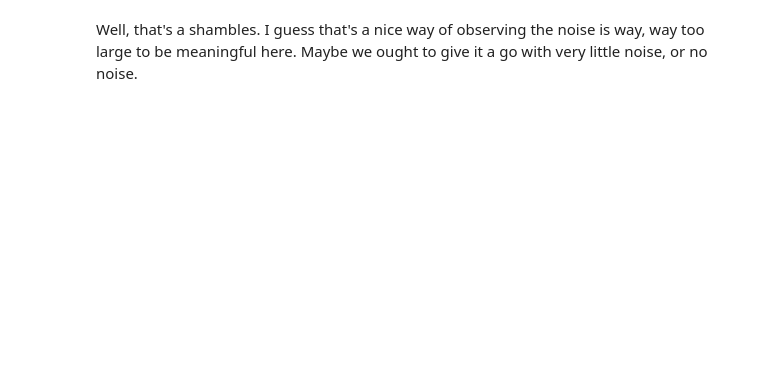
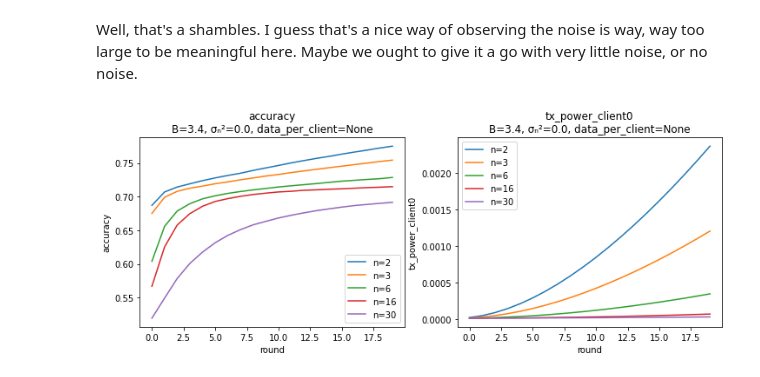
Before and after one commit to czlee/kyanite, a Jupyter notebook: ota-basic.ipynb, the cells around one changed output. Saved outputs shown, nothing was run; the diff lists cells and outputs as text; code cells hidden in the pictures; blank space fills up the shorter version.

```diff
--- a/ota-basic.ipynb
+++ b/ota-basic.ipynb
@@ -416,2 +443,6 @@ for ax in axs:
 # %% [markdown]
 Well, that's a shambles. I guess that's a nice way of observing the noise is way, way too large to be meaningful here. Maybe we ought to give it a go with very little noise, or no noise.
+# %%
+plot_training_charts(results_location, ["accuracy", "tx_power_client0"], clients=[2, 3, 6, 16, 30], parameter_radius=3.4, noise=0.0, data_per_client=None)
+# %% [output]
+[figure, added]
```
Also changed, not shown: parts of 16 cells of this notebook.
